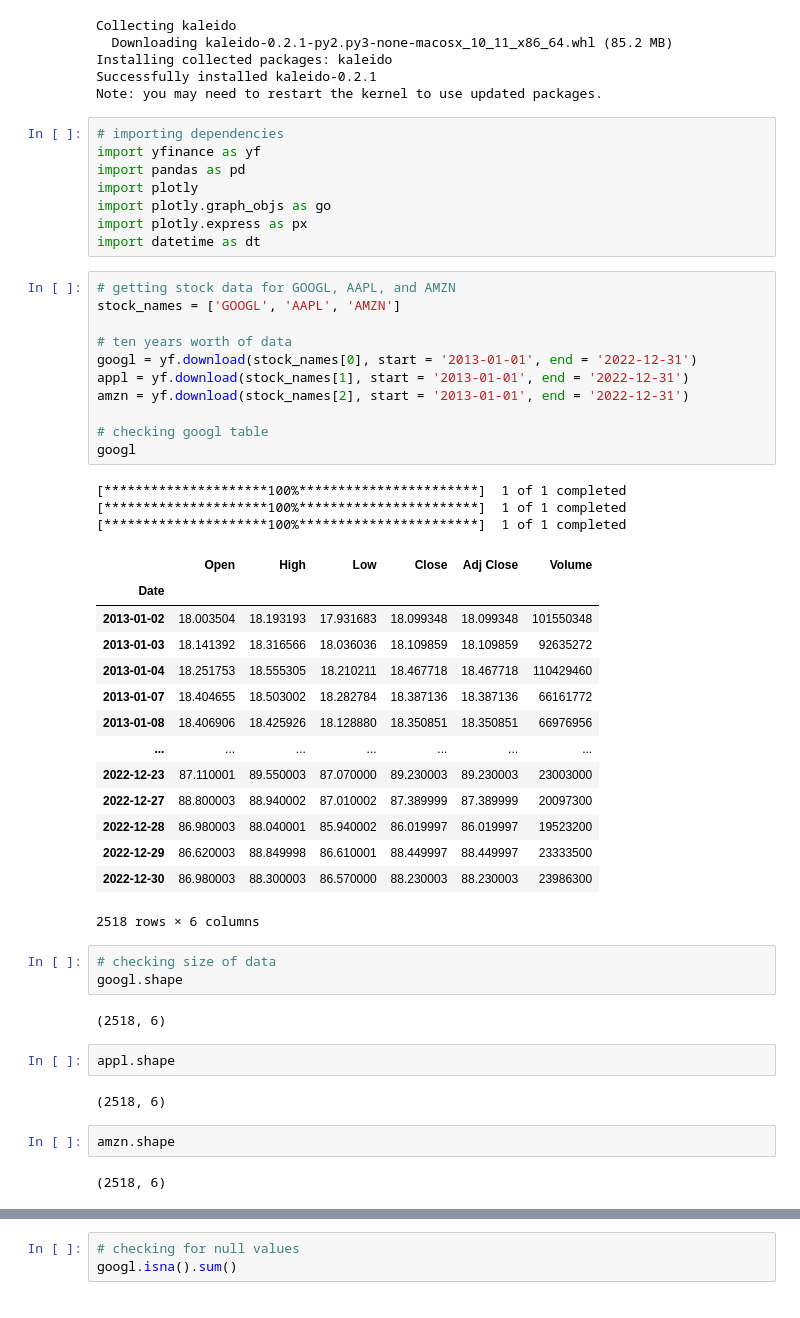
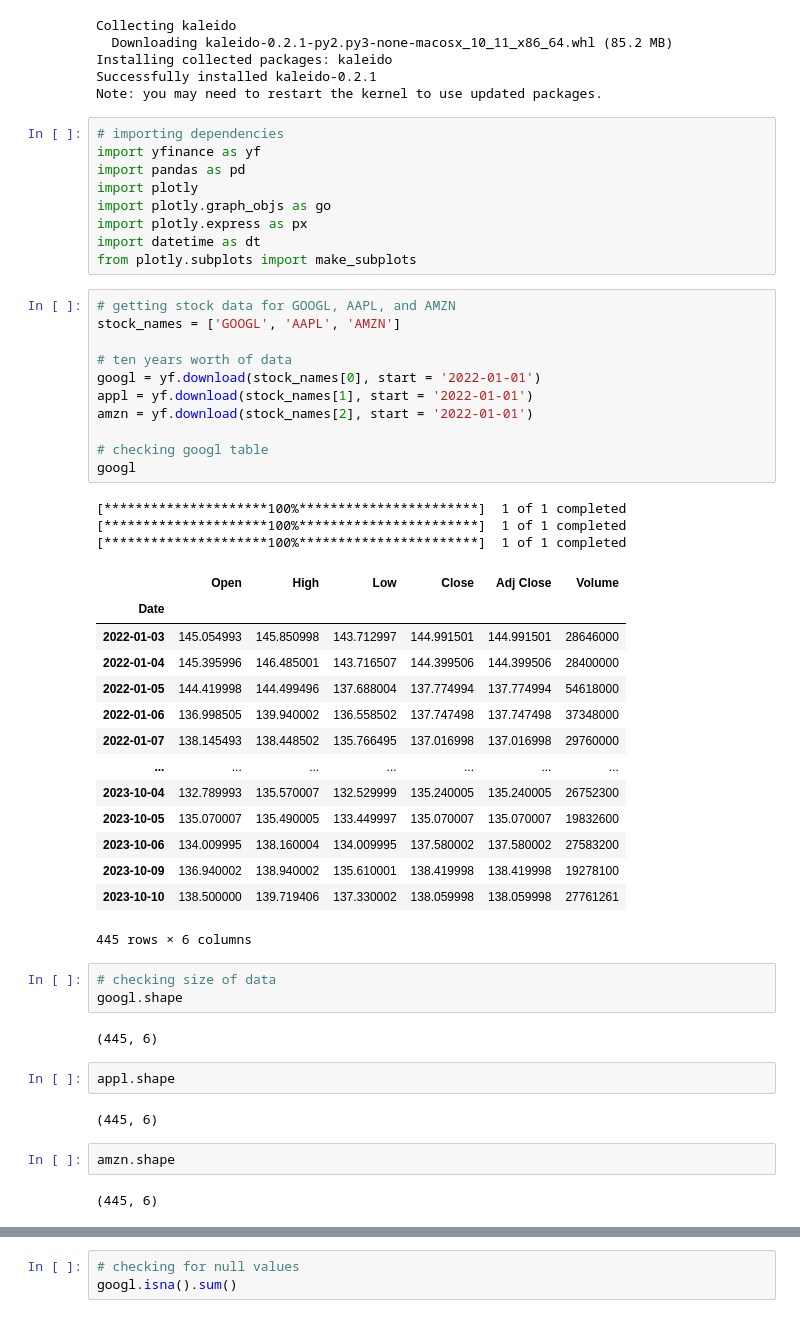
Before and after one commit to JoseMelvin-Calleja/stock-analysis, a Jupyter notebook: main.ipynb, the cells around one changed output, grey strips where cells are left out. Cells and saved outputs as stored; diff of their text form.

```diff
--- a/main.ipynb
+++ b/main.ipynb
@@ -14,48 +14,49 @@ import plotly
 import plotly.graph_objs as go
 import plotly.express as px
 import datetime as dt
+from plotly.subplots import make_subplots
 # %%
 # getting stock data for GOOGL, AAPL, and AMZN
 stock_names = ['GOOGL', 'AAPL', 'AMZN']
 
 # ten years worth of data
-googl = yf.download(stock_names[0], start = '2013-01-01', end = '2022-12-31')
-appl = yf.download(stock_names[1], start = '2013-01-01', end = '2022-12-31')
-amzn = yf.download(stock_names[2], start = '2013-01-01', end = '2022-12-31')
+googl = yf.download(stock_names[0], start = '2022-01-01')
+appl = yf.download(stock_names[1], start = '2022-01-01')
+amzn = yf.download(stock_names[2], start = '2022-01-01')
 
 # checking googl table
 googl
 # %% [output]
 [*********************100%***********************]  1 of 1 completed
 [*********************100%***********************]  1 of 1 completed
 [*********************100%***********************]  1 of 1 completed
 |  | Open | High | Low | Close | Adj Close | Volume |
 | Date |  |  |  |  |  |  |
-| 2013-01-02 | 18.003504 | 18.193193 | 17.931683 | 18.099348 | 18.099348 | 101550348 |
-| 2013-01-03 | 18.141392 | 18.316566 | 18.036036 | 18.109859 | 18.109859 | 92635272 |
-| 2013-01-04 | 18.251753 | 18.555305 | 18.210211 | 18.467718 | 18.467718 | 110429460 |
-| 2013-01-07 | 18.404655 | 18.503002 | 18.282784 | 18.387136 | 18.387136 | 66161772 |
-| 2013-01-08 | 18.406906 | 18.425926 | 18.128880 | 18.350851 | 18.350851 | 66976956 |
+| 2022-01-03 | 145.054993 | 145.850998 | 143.712997 | 144.991501 | 144.991501 | 28646000 |
+| 2022-01-04 | 145.395996 | 146.485001 | 143.716507 | 144.399506 | 144.399506 | 28400000 |
+| 2022-01-05 | 144.419998 | 144.499496 | 137.688004 | 137.774994 | 137.774994 | 54618000 |
+| 2022-01-06 | 136.998505 | 139.940002 | 136.558502 | 137.747498 | 137.747498 | 37348000 |
+| 2022-01-07 | 138.145493 | 138.448502 | 135.766495 | 137.016998 | 137.016998 | 29760000 |
 | ... | ... | ... | ... | ... | ... | ... |
-| 2022-12-23 | 87.110001 | 89.550003 | 87.070000 | 89.230003 | 89.230003 | 23003000 |
-| 2022-12-27 | 88.800003 | 88.940002 | 87.010002 | 87.389999 | 87.389999 | 20097300 |
-| 2022-12-28 | 86.980003 | 88.040001 | 85.940002 | 86.019997 | 86.019997 | 19523200 |
-| 2022-12-29 | 86.620003 | 88.849998 | 86.610001 | 88.449997 | 88.449997 | 23333500 |
-| 2022-12-30 | 86.980003 | 88.300003 | 86.570000 | 88.230003 | 88.230003 | 23986300 |
+| 2023-10-04 | 132.789993 | 135.570007 | 132.529999 | 135.240005 | 135.240005 | 26752300 |
+| 2023-10-05 | 135.070007 | 135.490005 | 133.449997 | 135.070007 | 135.070007 | 19832600 |
+| 2023-10-06 | 134.009995 | 138.160004 | 134.009995 | 137.580002 | 137.580002 | 27583200 |
+| 2023-10-09 | 136.940002 | 138.940002 | 135.610001 | 138.419998 | 138.419998 | 19278100 |
+| 2023-10-10 | 138.500000 | 139.719406 | 137.330002 | 138.059998 | 138.059998 | 27761261 |
-2518 rows × 6 columns
+445 rows × 6 columns
 # %%
 # checking size of data
 googl.shape
 # %% [output]
-(2518, 6)
+(445, 6)
 # %%
 appl.shape
 # %% [output]
-(2518, 6)
+(445, 6)
 # %%
 amzn.shape
 # %% [output]
-(2518, 6)
+(445, 6)
 # %%
 # checking dtypes
 googl.info()
```
Also changed, not shown: parts of 18 cells of this notebook, 8 other files.
